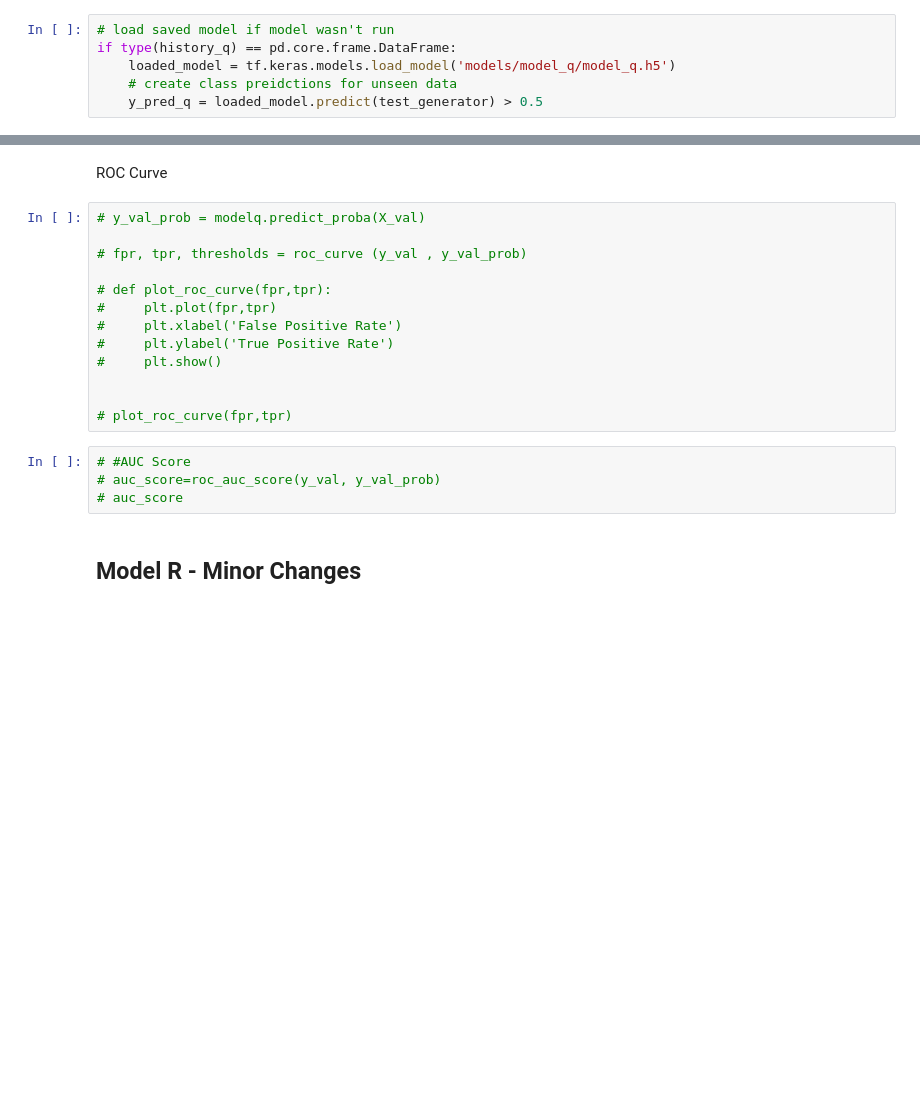
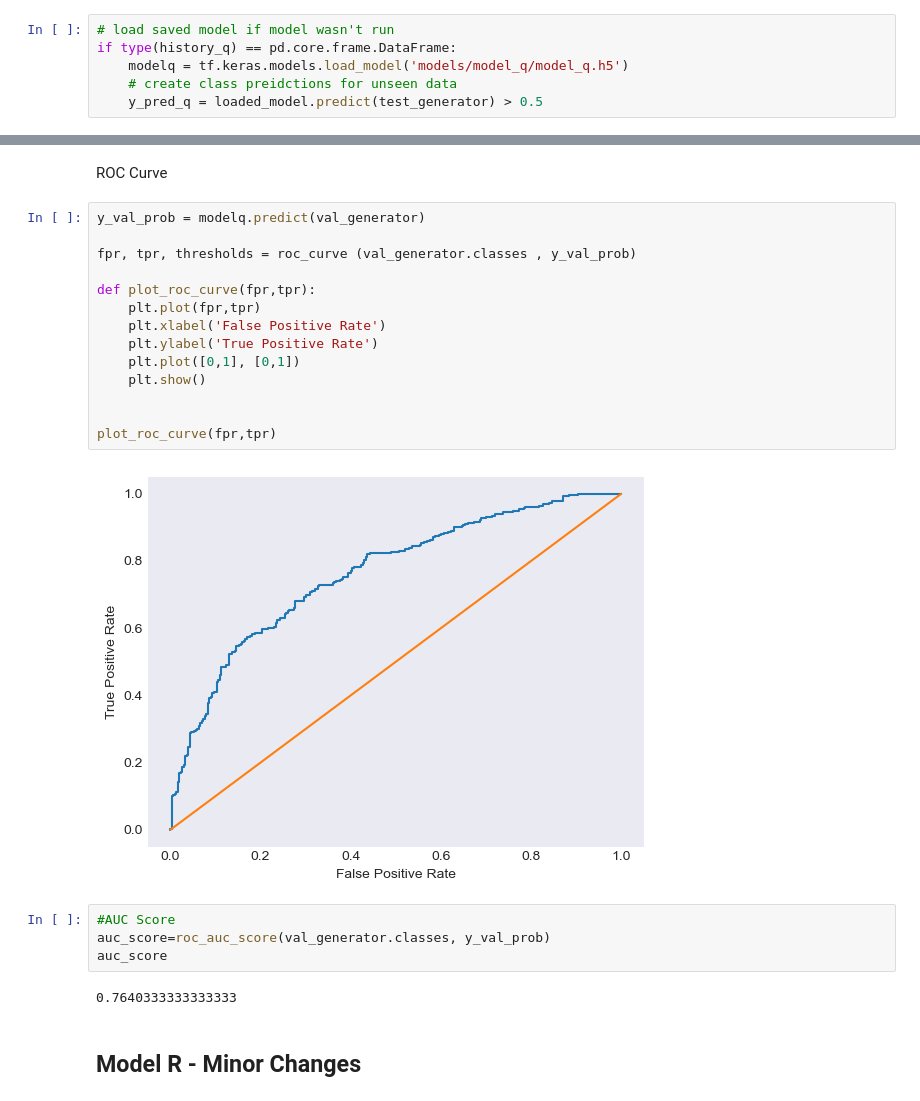
Before and after one commit to JoeBrowz/pneumonia-neural-net, a Jupyter notebook: Final_Notebook.ipynb, the cells around one changed output, grey strips where cells are left out. Saved outputs shown, nothing was run; the diff lists cells and outputs as text; blank space fills up the shorter version.

```diff
--- a/Final_Notebook.ipynb
+++ b/Final_Notebook.ipynb
@@ -333,7 +325,7 @@ except TypeError:
 # %%
 # load saved model if model wasn't run
 if type(history_q) == pd.core.frame.DataFrame:
-    loaded_model = tf.keras.models.load_model('models/model_q/model_q.h5')
+    modelq = tf.keras.models.load_model('models/model_q/model_q.h5')
     # create class preidctions for unseen data
     y_pred_q = loaded_model.predict(test_generator) > 0.5
 # %%
@@ -413,22 +405,27 @@ score_q
 # %% [markdown]
 ROC Curve
 # %%
-# y_val_prob = modelq.predict_proba(X_val)
+y_val_prob = modelq.predict(val_generator)
 
-# fpr, tpr, thresholds = roc_curve (y_val , y_val_prob)
+fpr, tpr, thresholds = roc_curve (val_generator.classes , y_val_prob)
 
-# def plot_roc_curve(fpr,tpr):
-#     plt.plot(fpr,tpr)
-#     plt.xlabel('False Positive Rate')
-#     plt.ylabel('True Positive Rate')
-#     plt.show()
+def plot_roc_curve(fpr,tpr):
+    plt.plot(fpr,tpr)
+    plt.xlabel('False Positive Rate')
+    plt.ylabel('True Positive Rate')
+    plt.plot([0,1], [0,1])
+    plt.show()
 
 
-# plot_roc_curve(fpr,tpr)
+plot_roc_curve(fpr,tpr)
+# %% [output]
+[figure, added]
 # %%
-# #AUC Score
-# auc_score=roc_auc_score(y_val, y_val_prob)
-# auc_score
+#AUC Score
+auc_score=roc_auc_score(val_generator.classes, y_val_prob)
+auc_score
+# %% [output]
+0.7640333333333333
 # %% [markdown]
 ## Model R - Minor Changes
 # %%
```
Also changed, not shown: parts of 10 cells of this notebook.
